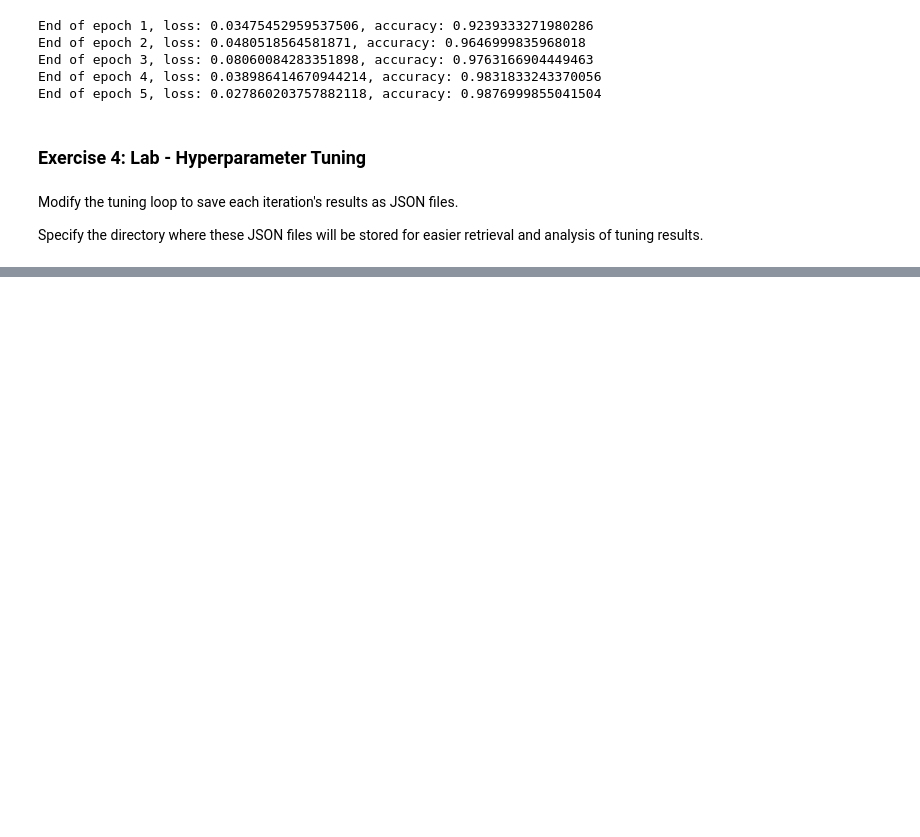
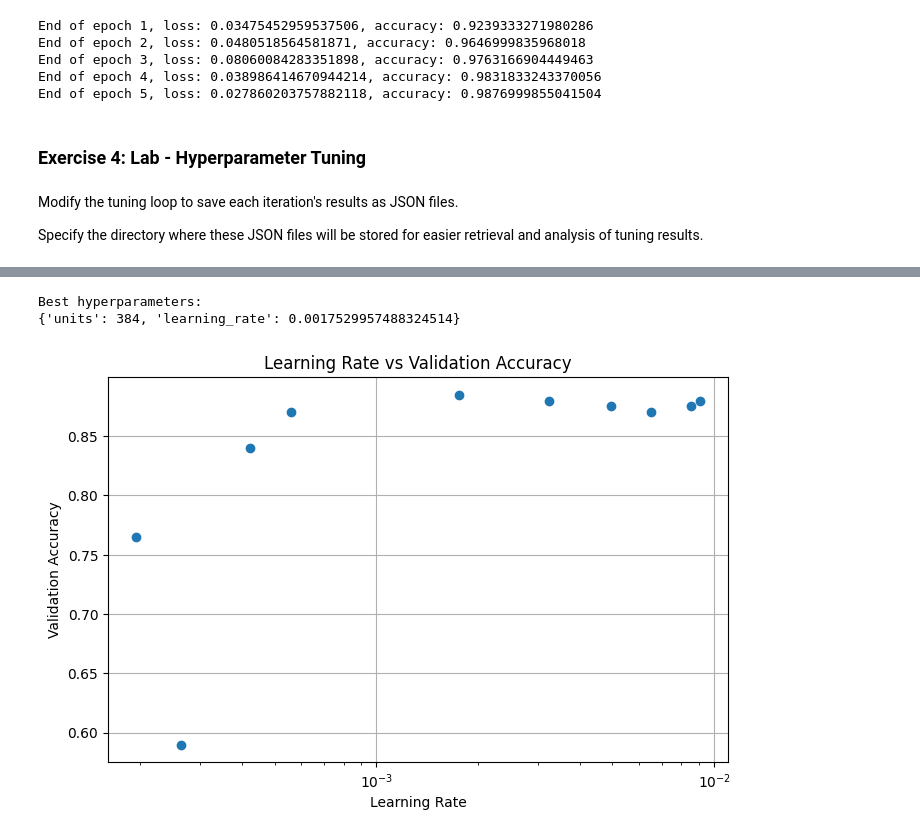
Before and after one commit to jihyeon26/neural_network_basic, a Jupyter notebook: neural_networks_ibm/part3/3.5.1. custom_training_loops.ipynb, the cells around one changed output, grey strips where cells are left out. Drawn from its saved outputs; the diff is of its cells as text; code cells hidden in the pictures; blank space fills up the shorter version.

```diff
--- a/neural_networks_ibm/part3/3.5.1. custom_training_loops.ipynb
+++ b/neural_networks_ibm/part3/3.5.1. custom_training_loops.ipynb
@@ -495,0 +543,29 @@ for epoch in range(epochs):
+# %%
+best_hps = tuner.get_best_hyperparameters(num_trials=1)[0]
+print("Best hyperparameters:")
+print(best_hps.values)
+# %% [output]
+Best hyperparameters:
+{'units': 384, 'learning_rate': 0.0017529957488324514}
+# %%
+import pandas as pd
+import matplotlib.pyplot as plt
+
+trial_data = []
+for trial in tuner.oracle.trials.values():
+    row = trial.hyperparameters.values
+    row['score'] = trial.score
+    trial_data.append(row)
+
+df = pd.DataFrame(trial_data)
+
+plt.figure(figsize=(8, 5))
+plt.scatter(df['learning_rate'], df['score'])
+plt.xscale('log')
+plt.xlabel('Learning Rate')
+plt.ylabel('Validation Accuracy')
+plt.title('Learning Rate vs Validation Accuracy')
+plt.grid(True)
+plt.show()
+# %% [output]
+[figure, added]
```
Also changed, not shown: parts of 4 cells of this notebook, 32 other files.
